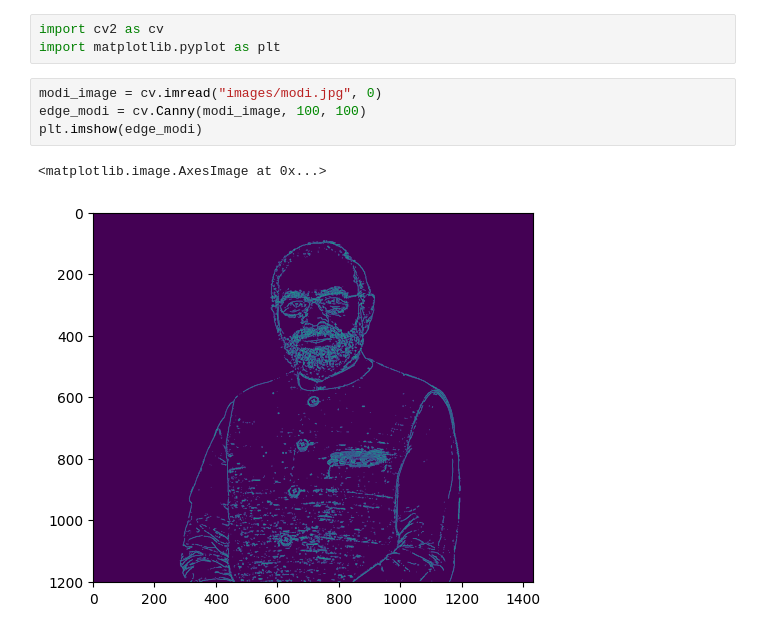
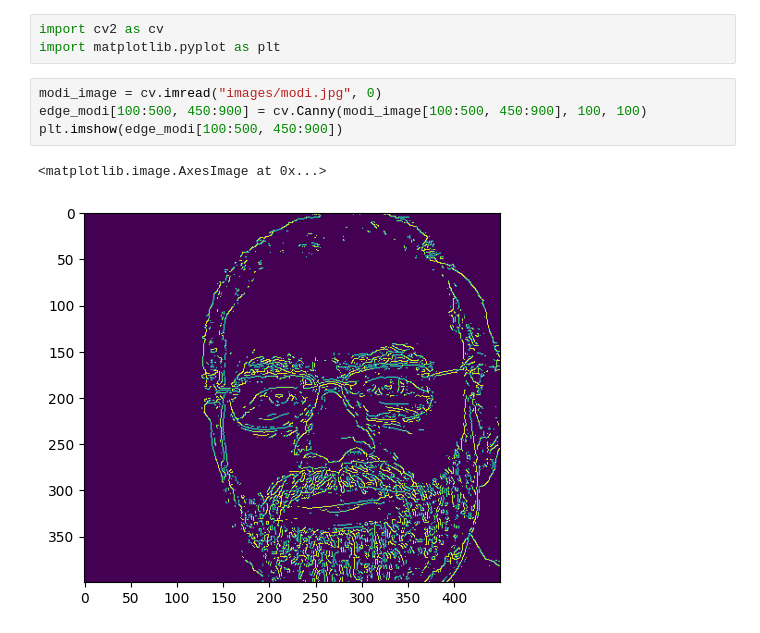
Before and after one commit to AbhijeetJ-512/image-processing, a Jupyter notebook: assignment/canny_edge.ipynb, the cells around one changed output. Drawn from its saved outputs; the diff is of its cells as text.

```diff
--- a/assignment/canny_edge.ipynb
+++ b/assignment/canny_edge.ipynb
@@ -3,8 +3,8 @@ import cv2 as cv
 import matplotlib.pyplot as plt
 # %%
 modi_image = cv.imread("images/modi.jpg", 0)
-edge_modi = cv.Canny(modi_image, 100, 100)
-plt.imshow(edge_modi)
+edge_modi[100:500, 450:900] = cv.Canny(modi_image[100:500, 450:900], 100, 100)
+plt.imshow(edge_modi[100:500, 450:900])
 # %% [output]
 <matplotlib.image.AxesImage at 0x...>
-[figure, old version]
+[figure, new version]
```
Also changed, not shown: 1 other file.
